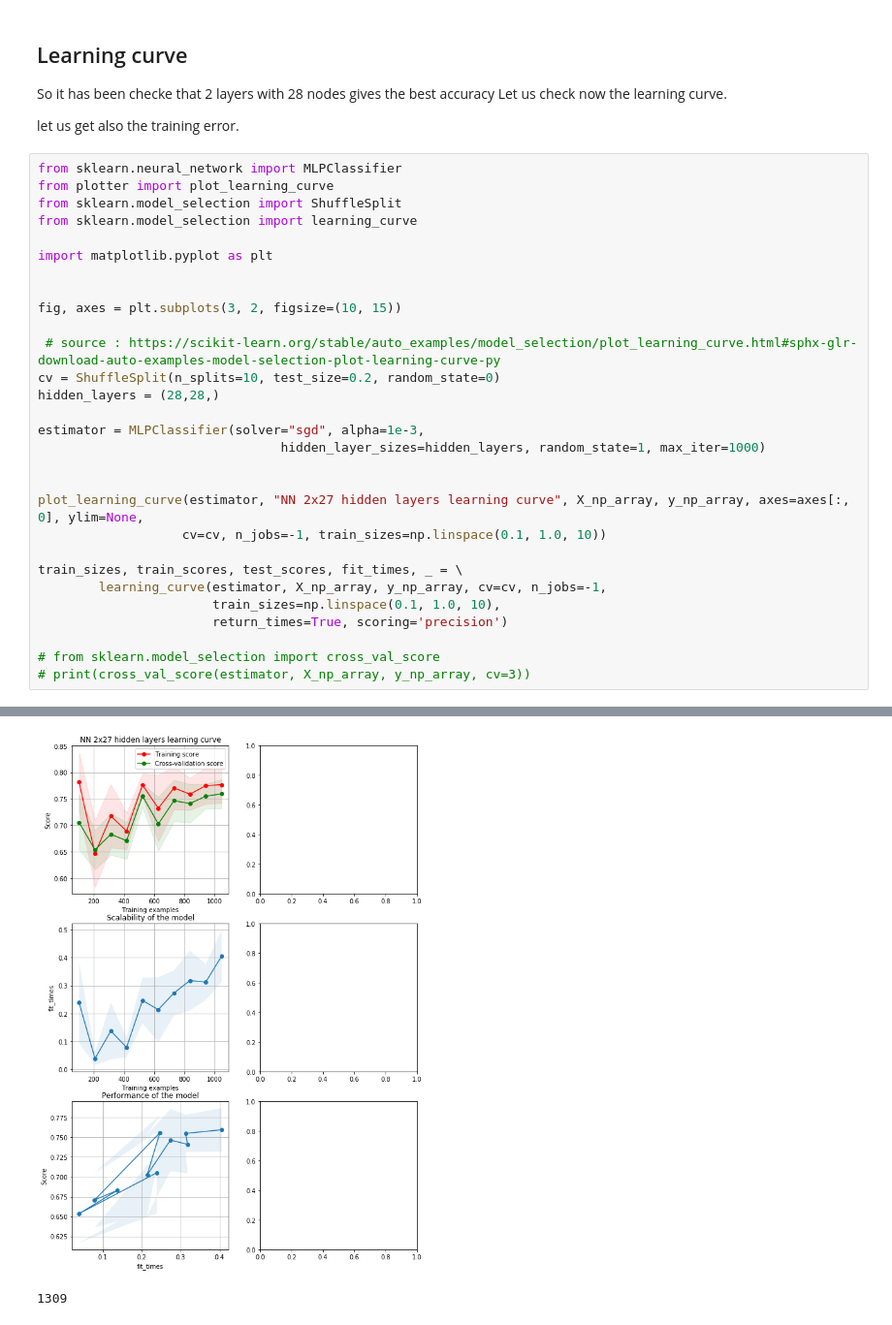
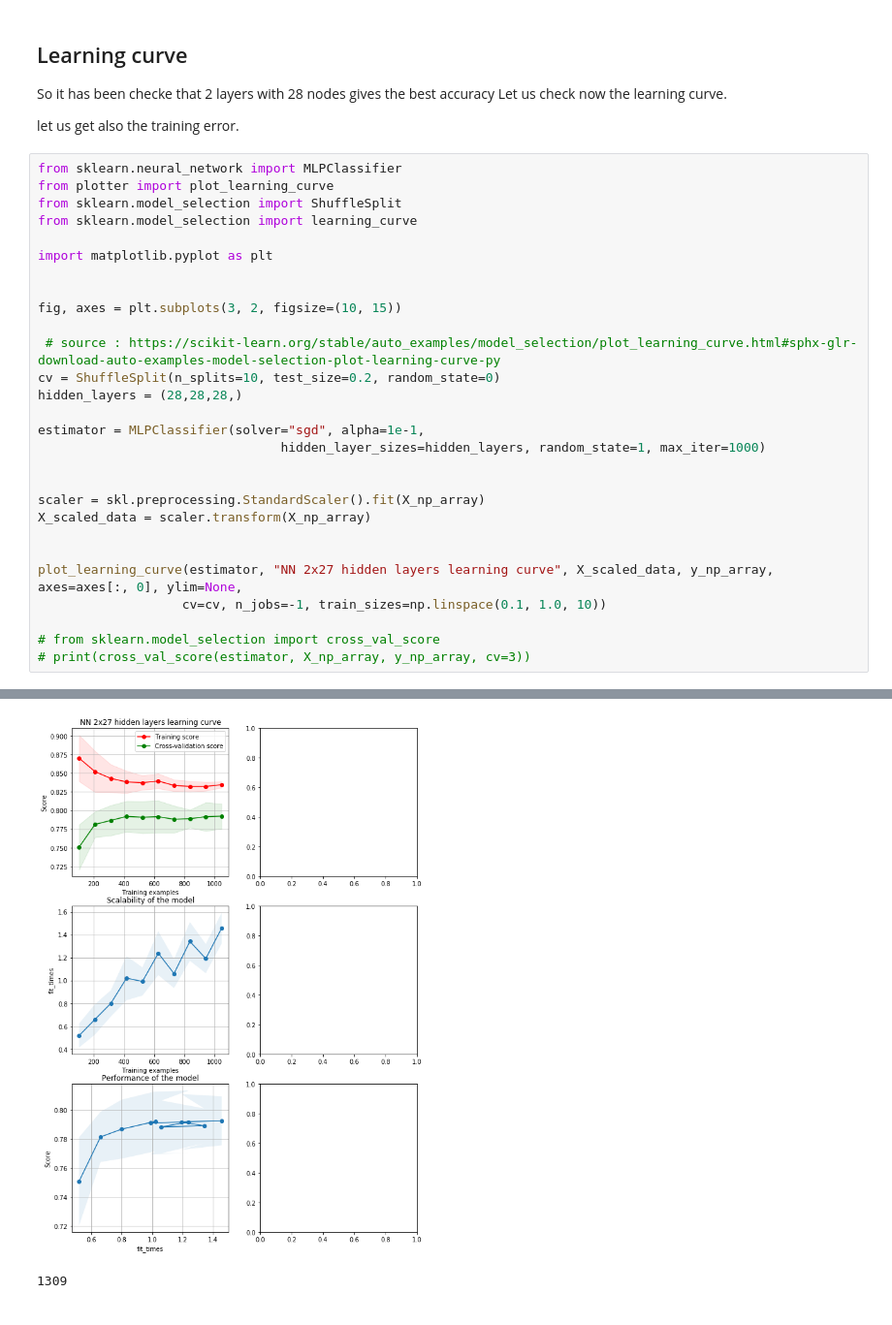
Before and after one commit to michalbogdanowicz/ML-Titanic-2020, a Jupyter notebook: Neural_Networks/PythonNN/Neural Network For Titanic.ipynb, the cells around one changed output, grey strips where cells are left out. Shown at 97% size. Saved outputs shown, nothing was run; the diff lists cells and outputs as text.

Commit message:
working on visualization of NN

```diff
--- a/Neural_Networks/PythonNN/Neural Network For Titanic.ipynb
+++ b/Neural_Networks/PythonNN/Neural Network For Titanic.ipynb
@@ -179,19 +179,18 @@ fig, axes = plt.subplots(3, 2, figsize=(10, 15))
 
  # source : https://scikit-learn.org/stable/auto_examples/model_selection/plot_learning_curve.html#sphx-glr-download-auto-examples-model-selection-plot-learning-curve-py
 cv = ShuffleSplit(n_splits=10, test_size=0.2, random_state=0)
-hidden_layers = (28,28,)
+hidden_layers = (28,28,28,)
 
-estimator = MLPClassifier(solver="sgd", alpha=1e-3,
+estimator = MLPClassifier(solver="sgd", alpha=1e-1,
                                 hidden_layer_sizes=hidden_layers, random_state=1, max_iter=1000)
 
 
-plot_learning_curve(estimator, "NN 2x27 hidden layers learning curve", X_np_array, y_np_array, axes=axes[:, 0], ylim=None,
+scaler = skl.preprocessing.StandardScaler().fit(X_np_array)
+X_scaled_data = scaler.transform(X_np_array)
+
+
+plot_learning_curve(estimator, "NN 2x27 hidden layers learning curve", X_scaled_data, y_np_array, axes=axes[:, 0], ylim=None,
                    cv=cv, n_jobs=-1, train_sizes=np.linspace(0.1, 1.0, 10))
-
-train_sizes, train_scores, test_scores, fit_times, _ = \
-        learning_curve(estimator, X_np_array, y_np_array, cv=cv, n_jobs=-1,
-                       train_sizes=np.linspace(0.1, 1.0, 10),
-                       return_times=True, scoring='precision')
 
 # from sklearn.model_selection import cross_val_score
 # print(cross_val_score(estimator, X_np_array, y_np_array, cv=3))
@@ -199,4 +199,4 @@ train_sizes, train_scores, test_scores, fit_times, _ = \
-[figure, old version]
+[figure, new version]
 # %%
 # %% [output]
 1309
```
Also changed, not shown: parts of 1 cell of this notebook.
